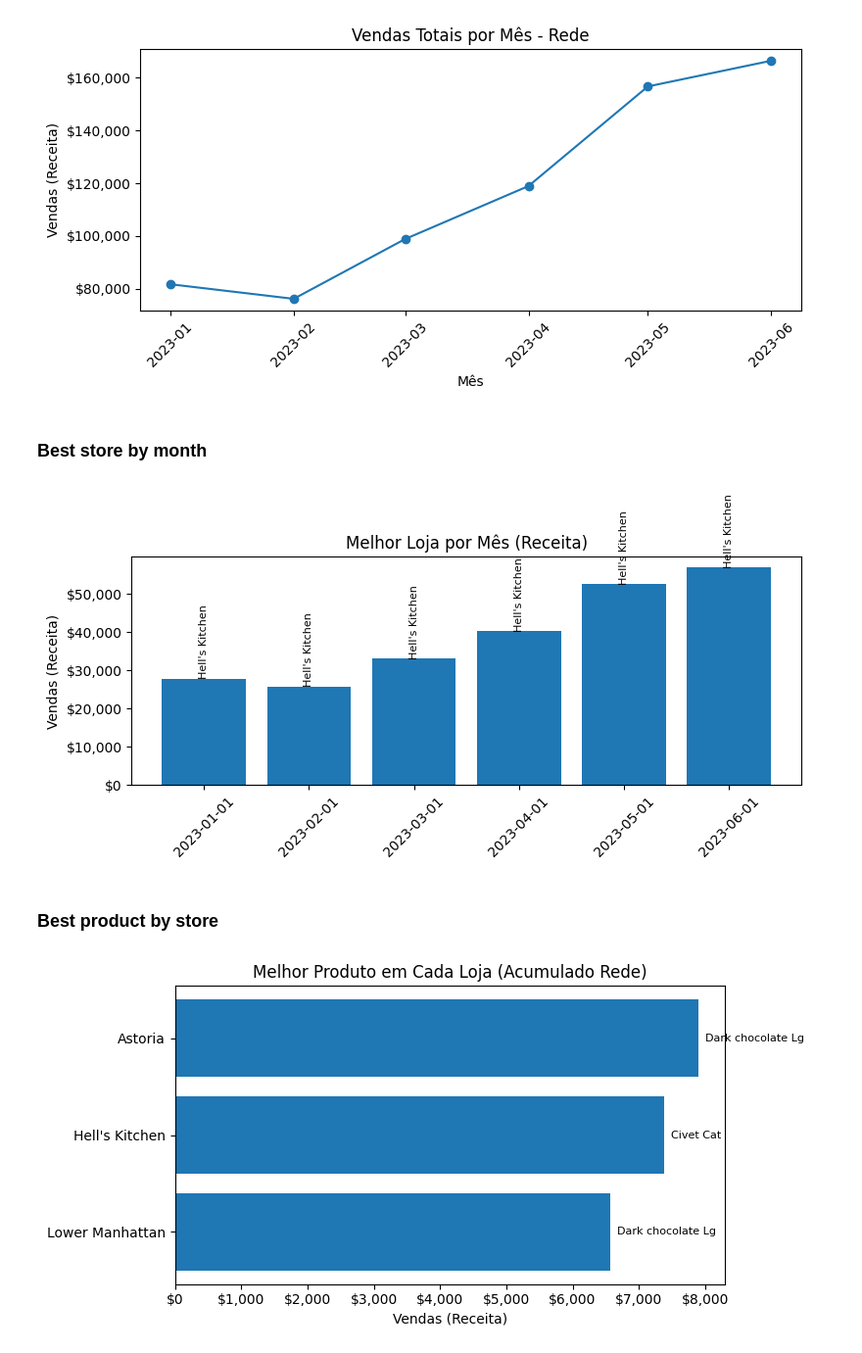
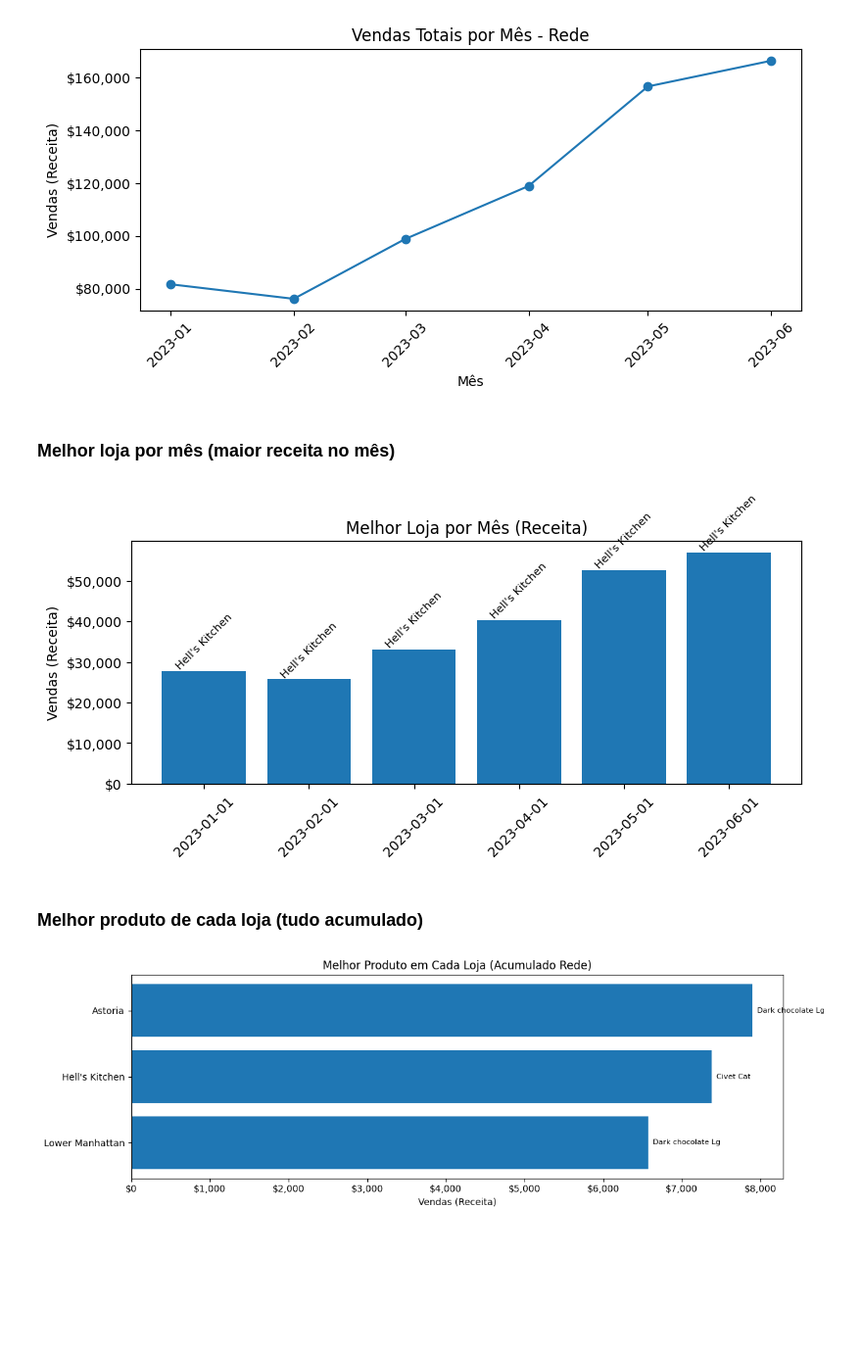
Before and after one commit to frpbotero/Vizualization_pos, a Jupyter notebook: project.ipynb, the cells around one changed output. Shown at 98% size. Saved outputs shown, nothing was run; the diff lists cells and outputs as text; code cells hidden in the pictures; blank space fills up the shorter version.

```diff
--- a/project.ipynb
+++ b/project.ipynb
@@ -14,3 +13,14 @@ Requirement already satisfied: et-xmlfile in ./venv/lib/python3.12/site-packages
 # %%
-df = pd.read_excel("archive/coffee_sales.xlsx")
+df = pd.read_excel("datasets/coffee_sales.xlsx")
+
+# Criando nova coluna
+df["total_revenue"] = df["transaction_qty"] * df["unit_price"]
 df.head()
+
+# Transformando data para tipo BR
+df['transaction_date'] = pd.to_datetime(
+    df['transaction_date'],
+    errors='coerce',
+    dayfirst=True,
+    infer_datetime_format=True
+)
@@ -149,57 +167,34 @@ plt.show()
 # %% [output]
 [figure]
 # %% [markdown]
-### Best store by month
+### Melhor loja por mês (maior receita no mês)
 # %%
-# 3. Melhor loja por mês (maior receita no mês)
-monthly_store_sales = (
-    df_clean.groupby(["year_month", "store_location"], as_index=False)["sales"]
-    .sum()
-)
-best_store_per_month = (
-    monthly_store_sales.sort_values(["year_month", "sales"], ascending=[True, False])
-    .groupby("year_month", as_index=False)
-    .first()
-)
-
 fig, ax = plt.subplots(figsize=(8, 4))
 ax.bar(best_store_per_month["year_month"].astype(str), best_store_per_month["sales"])
 ax.set_ylabel("Vendas (Receita)")
 ax.set_title("Melhor Loja por Mês (Receita)")
 ax.yaxis.set_major_formatter(currency_fmt)
 plt.xticks(rotation=45)
-# Rótulos com nome da loja em cima de cada barra
 for i, (month, store, val) in best_store_per_month.iterrows():
-    ax.text(i, val, store, ha="center", va="bottom", rotation=90, fontsize=8)
+    ax.text(i, val, store, ha="center", va="bottom", rotation=45, fontsize=8)
 plt.tight_layout()
 plt.show()
 # %% [output]
-[figure, old version]
+[figure, new version]
 # %% [markdown]
-### Best product by store
+### Melhor produto de cada loja (tudo acumulado)
 # %%
-# 4. Melhor produto de cada loja (tudo acumulado)
-store_product_sales = (
-    df_clean.groupby(["store_location", "product_detail"], as_index=False)["sales"]
-    .sum()
-)
-best_product_per_store = (
-    store_product_sales.sort_values(["store_location", "sales"], ascending=[True, False])
-    .groupby("store_location", as_index=False)
-    .first()
-)
-
-fig, ax = plt.subplots(figsize=(8, 4))
-bp_sorted = best_product_per_store.sort_values("sales")
+fig, ax = plt.subplots(figsize=(12, 4))
+bp_sorted = melhor_produto_loja.sort_values("sales")
 ax.barh(bp_sorted["store_location"], bp_sorted["sales"])
 ax.set_xlabel("Vendas (Receita)")
 ax.set_title("Melhor Produto em Cada Loja (Acumulado Rede)")
 ax.xaxis.set_major_formatter(currency_fmt)
-# rótulos com produto
+
 for y, (store, product, val) in enumerate(bp_sorted.values):
     ax.text(val, y, f"  {product}", va="center", ha="left", fontsize=8)
 plt.tight_layout()
 plt.show()
 # %% [output]
-[figure, old version]
+[figure, new version]
 # %% [markdown]
```
Also changed, not shown: parts of 20 cells of this notebook, 2 other files.
